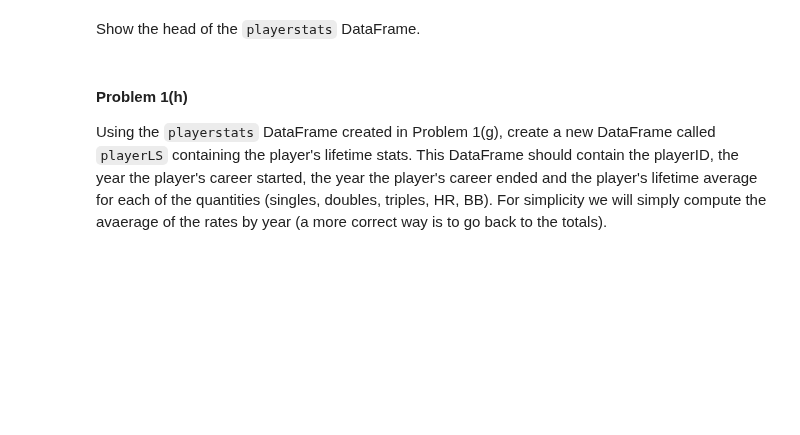
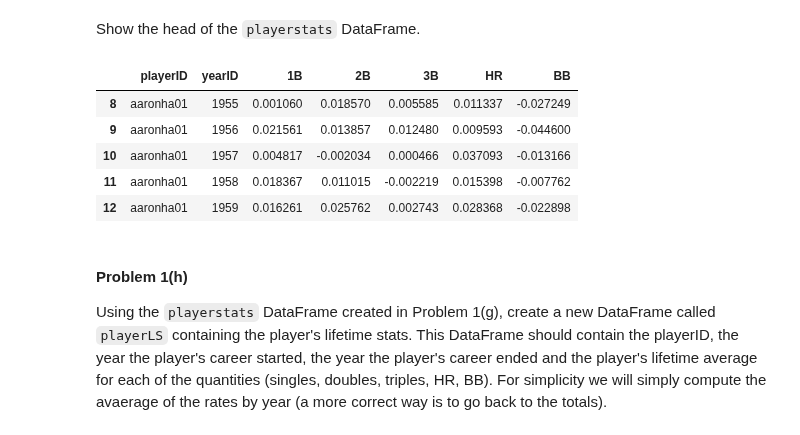
Before and after one commit to Theerit/2014, a Jupyter notebook: homework/HW3.ipynb, the cells around one changed output. Saved outputs shown, nothing was run; the diff lists cells and outputs as text; code cells hidden in the pictures; blank space fills up the shorter version.

```diff
--- a/homework/HW3.ipynb
+++ b/homework/HW3.ipynb
@@ -249,3 +248,14 @@ Show the head of the `playerstats` DataFrame.
+# %%
+### Your code here ###
+playerstats = players_1947[['playerID','yearID','1B','2B','3B','HR','BB']].groupby('yearID').apply(meanNormalizeRates)
+playerstats.head()
+# %% [output]
+|  | playerID | yearID | 1B | 2B | 3B | HR | BB |
+| 8 | aaronha01 | 1955 | 0.001060 | 0.018570 | 0.005585 | 0.011337 | -0.027249 |
+| 9 | aaronha01 | 1956 | 0.021561 | 0.013857 | 0.012480 | 0.009593 | -0.044600 |
+| 10 | aaronha01 | 1957 | 0.004817 | -0.002034 | 0.000466 | 0.037093 | -0.013166 |
+| 11 | aaronha01 | 1958 | 0.018367 | 0.011015 | -0.002219 | 0.015398 | -0.007762 |
+| 12 | aaronha01 | 1959 | 0.016261 | 0.025762 | 0.002743 | 0.028368 | -0.022898 |
 # %% [markdown]
 #### Problem 1(h)
 
```
Also changed, not shown: parts of 9 cells of this notebook.
